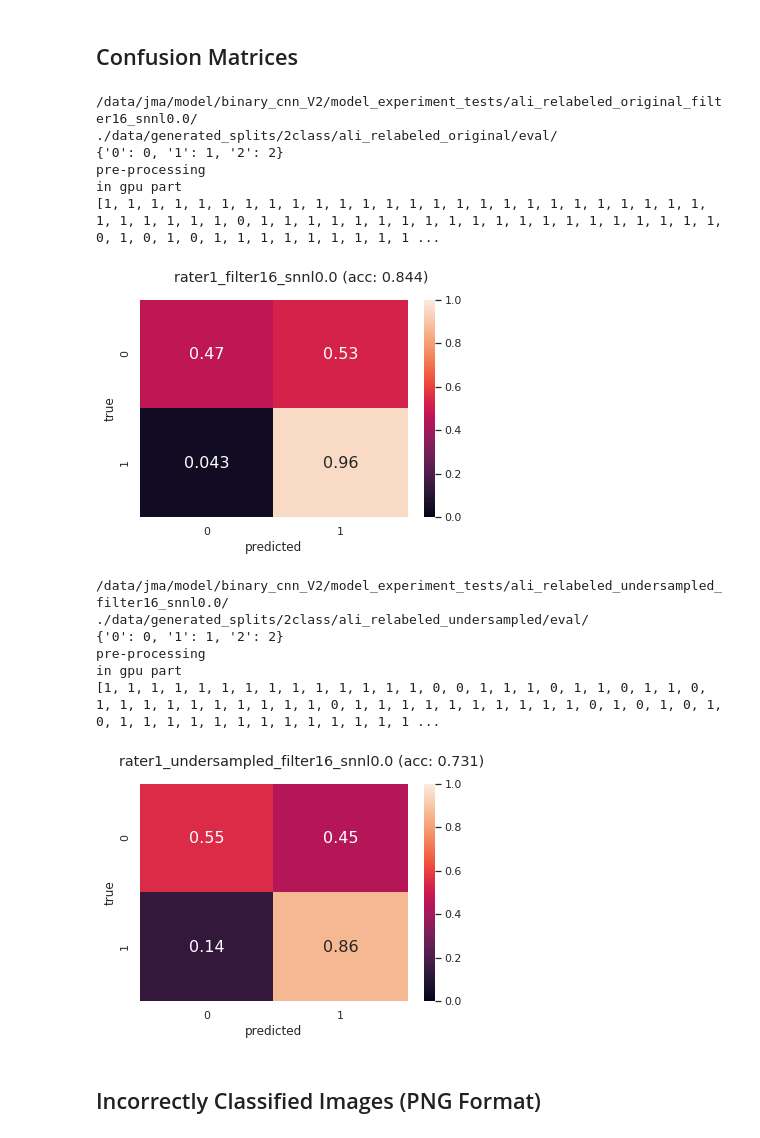
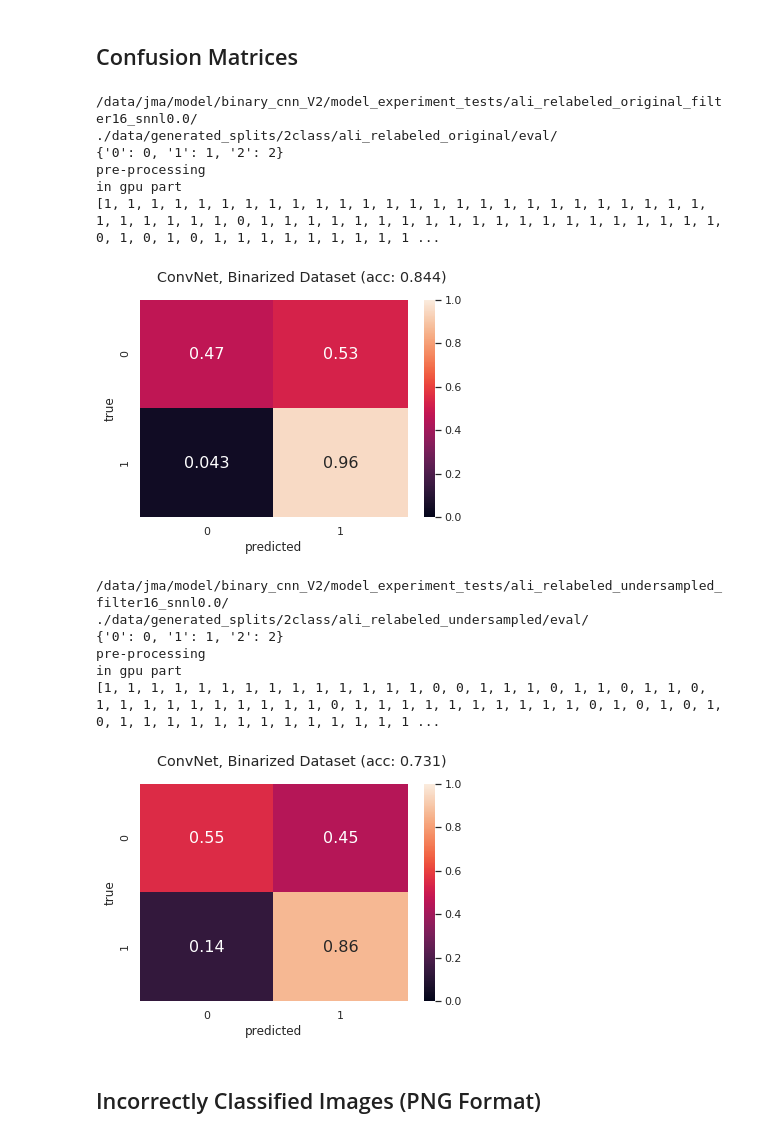
Before and after one commit to 18jeffreyma/motion-artifact, a Jupyter notebook: network_convnet_binary.ipynb, the cells around one changed output. Cells and saved outputs as stored; diff of their text form; code cells hidden in the pictures.

```diff
--- a/network_convnet_binary.ipynb
+++ b/network_convnet_binary.ipynb
@@ -789,36 +789,38 @@ for dt_set, set_label in zip(sets, set_labels):
                 accuracy = sklearn.metrics.accuracy_score(original_labels, predicted_labels)
 
                 cm = tf.confusion_matrix(original_labels, predicted_labels)
                 cm = tf.to_float(cm)
 
                 cm = cm.numpy()
 
                 row_sums = cm.sum(axis=1)
                 cm = cm / row_sums[:, np.newaxis]
 
                 df_cm = pd.DataFrame(cm, range(2), range(2))
                 #plt.figure(figsize = (10,7))
 
                 sns.set(font_scale=1)#for label size
-                plt.suptitle(set_label + "_filter" + str(filter_size) + "_snnl" + str(snnl_weight) + " (acc: " + str('%.3f'%(accuracy)) + ")")
+                plt.suptitle("ConvNet, Binarized Dataset" " (acc: " + str('%.3f'%(accuracy)) + ")")
+
+#                 plt.suptitle(set_label + "_filter" + str(filter_size) + "_snnl" + str(snnl_weight) + " (acc: " + str('%.3f'%(accuracy)) + ")")
                 ax = sns.heatmap(df_cm, annot=True,annot_kws={"size": 16}, vmin=0, vmax=1.0)# font size
                 ax.set(xlabel='predicted', ylabel='true')
                 plt.show()
 # %% [output]
 /data/jma/model/binary_cnn_V2/model_experiment_tests/ali_relabeled_original_filter16_snnl0.0/
 ./data/generated_splits/2class/ali_relabeled_original/eval/
 {'0': 0, '1': 1, '2': 2}
 pre-processing
 in gpu part
 [1, 1, 1, 1, 1, 1, 1, 1, 1, 1, 1, 1, 1, 1, 1, 1, 1, 1, 1, 1, 1, 1, 1, 1, 1, 1, 1, 1, 1, 1, 1, 1, 0, 1, 1, 1, 1, 1, 1, 1, 1, 1, 1, 1, 1, 1, 1, 1, 1, 1, 1, 1, 1, 0, 1, 0, 1, 0, 1, 1, 1, 1, 1, 1, 1, 1, 1 ...
-[figure, old version]
+[figure, new version]
 /data/jma/model/binary_cnn_V2/model_experiment_tests/ali_relabeled_undersampled_filter16_snnl0.0/
 ./data/generated_splits/2class/ali_relabeled_undersampled/eval/
 {'0': 0, '1': 1, '2': 2}
 pre-processing
 in gpu part
 [1, 1, 1, 1, 1, 1, 1, 1, 1, 1, 1, 1, 1, 1, 0, 0, 1, 1, 1, 0, 1, 1, 0, 1, 1, 0, 1, 1, 1, 1, 1, 1, 1, 1, 1, 1, 0, 1, 1, 1, 1, 1, 1, 1, 1, 1, 1, 0, 1, 0, 1, 0, 1, 0, 1, 1, 1, 1, 1, 1, 1, 1, 1, 1, 1, 1, 1 ...
-[figure, old version]
+[figure, new version]
 # %% [markdown]
 ## Incorrectly Classified Images (PNG Format)
 # %%
```
Also changed, not shown: parts of 1 cell of this notebook, 2 other files.
